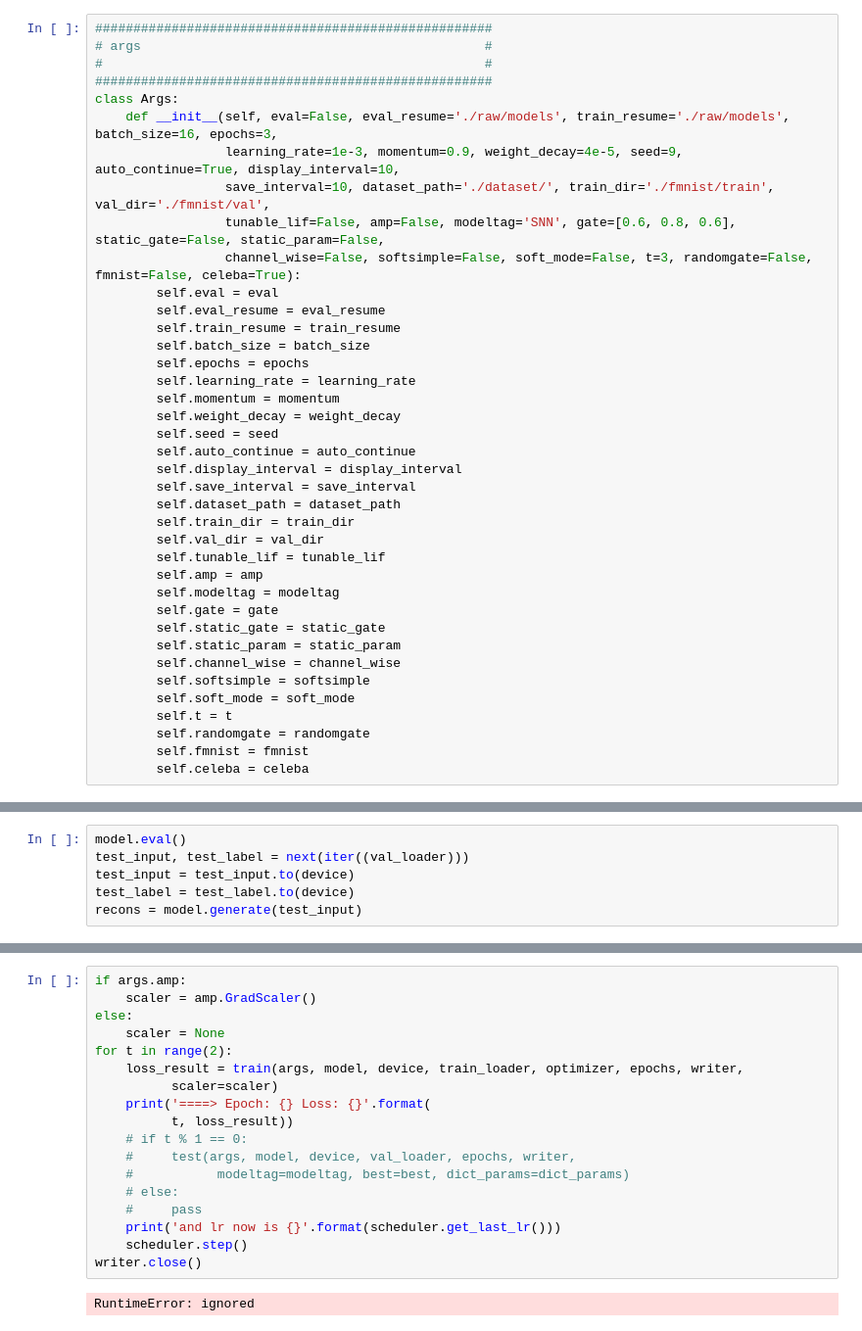
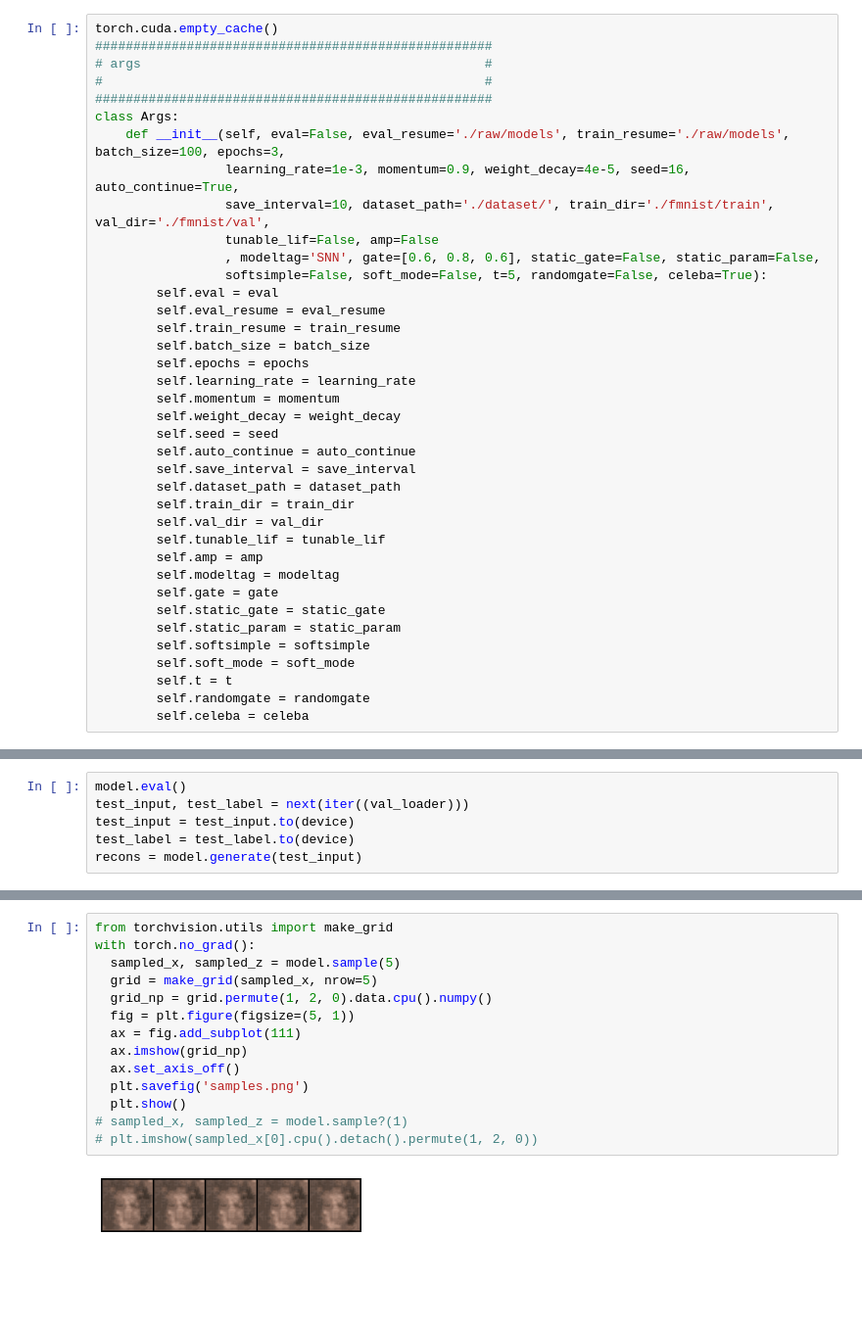
Before and after one commit to sonalbihani/snn-vae, a Jupyter notebook: train.ipynb, the cells around one changed output, grey strips where cells are left out. Shown at 98% size. Cells and saved outputs as stored; diff of their text form; blank space fills up the shorter version.

```diff
--- a/train.ipynb
+++ b/train.ipynb
@@ -51,14 +46,16 @@ from tqdm.autonotebook import tqdm
 # %%
+torch.cuda.empty_cache()
 ####################################################
 # args                                             #
 #                                                  #
 ####################################################
 class Args:
-    def __init__(self, eval=False, eval_resume='./raw/models', train_resume='./raw/models', batch_size=16, epochs=3,
-                 learning_rate=1e-3, momentum=0.9, weight_decay=4e-5, seed=9, auto_continue=True, display_interval=10,
+    def __init__(self, eval=False, eval_resume='./raw/models', train_resume='./raw/models', batch_size=100, epochs=3,
+                 learning_rate=1e-3, momentum=0.9, weight_decay=4e-5, seed=16, auto_continue=True,
                  save_interval=10, dataset_path='./dataset/', train_dir='./fmnist/train', val_dir='./fmnist/val',
-                 tunable_lif=False, amp=False, modeltag='SNN', gate=[0.6, 0.8, 0.6], static_gate=False, static_param=False,
-                 channel_wise=False, softsimple=False, soft_mode=False, t=3, randomgate=False, fmnist=False, celeba=True):
+                 tunable_lif=False, amp=False
+                 , modeltag='SNN', gate=[0.6, 0.8, 0.6], static_gate=False, static_param=False,
+                 softsimple=False, soft_mode=False, t=5, randomgate=False, celeba=True):
         self.eval = eval
         self.eval_resume = eval_resume
         self.train_resume = train_resume
@@ -69,7 +66,6 @@ class Args:
         self.weight_decay = weight_decay
         self.seed = seed
         self.auto_continue = auto_continue
-        self.display_interval = display_interval
         self.save_interval = save_interval
         self.dataset_path = dataset_path
         self.train_dir = train_dir
@@ -80,12 +76,10 @@ class Args:
         self.gate = gate
         self.static_gate = static_gate
         self.static_param = static_param
-        self.channel_wise = channel_wise
         self.softsimple = softsimple
         self.soft_mode = soft_mode
         self.t = t
         self.randomgate = randomgate
-        self.fmnist = fmnist
         self.celeba = celeba
 # %% [markdown]
 # Data Builder
@@ -668,20 +632,16 @@ scheduler = torch.optim.lr_scheduler.ExponentialLR(optimizer, gamma = 0.97)
-# %%
-if args.amp:
-    scaler = amp.GradScaler()
-else:
-    scaler = None
-for t in range(2):
-    loss_result = train(args, model, device, train_loader, optimizer, epochs, writer,
-          scaler=scaler)
-    print('====> Epoch: {} Loss: {}'.format(
-          t, loss_result))
-    # if t % 1 == 0:
-    #     test(args, model, device, val_loader, epochs, writer,
-    #           modeltag=modeltag, best=best, dict_params=dict_params)
-    # else:
-    #     pass
-    print('and lr now is {}'.format(scheduler.get_last_lr()))
-    scheduler.step()
-writer.close()
-# %% [output]
-RuntimeError: ignored
+# %%
+from torchvision.utils import make_grid
+with torch.no_grad():
+  sampled_x, sampled_z = model.sample(5)
+  grid = make_grid(sampled_x, nrow=5)
+  grid_np = grid.permute(1, 2, 0).data.cpu().numpy()
+  fig = plt.figure(figsize=(5, 1))
+  ax = fig.add_subplot(111)
+  ax.imshow(grid_np)
+  ax.set_axis_off()
+  plt.savefig('samples.png')
+  plt.show()
+# sampled_x, sampled_z = model.sample?(1)
+# plt.imshow(sampled_x[0].cpu().detach().permute(1, 2, 0))
+# %% [output]
+[figure, added]
```
Also changed, not shown: parts of 19 cells of this notebook, 23 other files.
